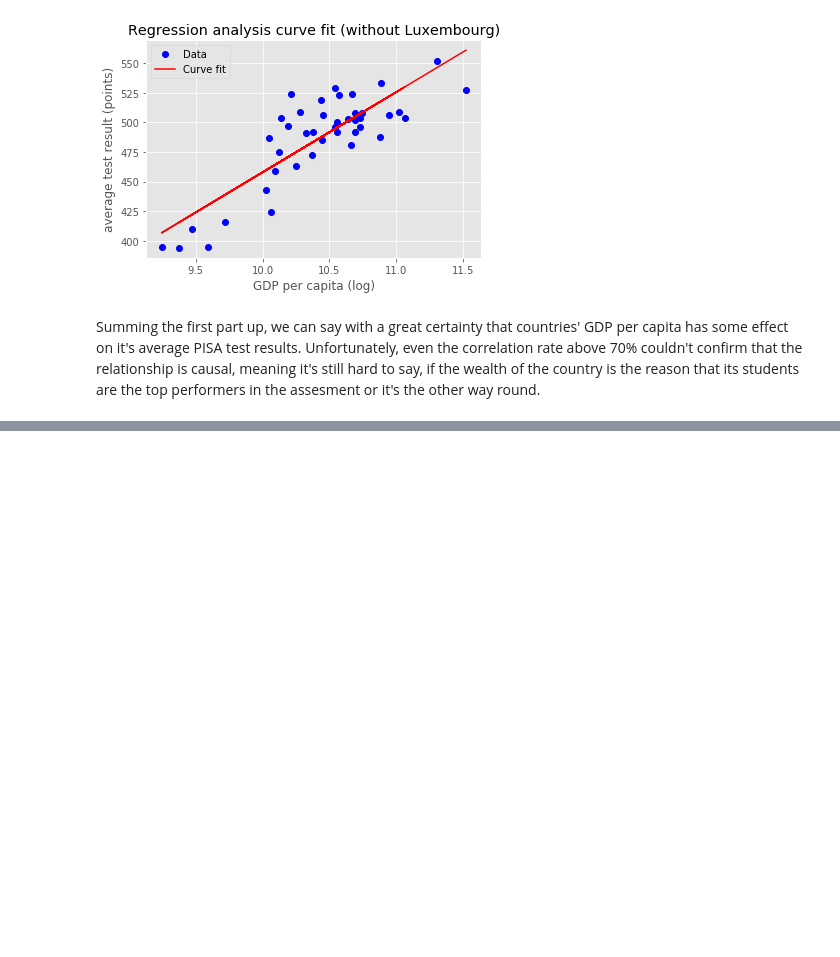
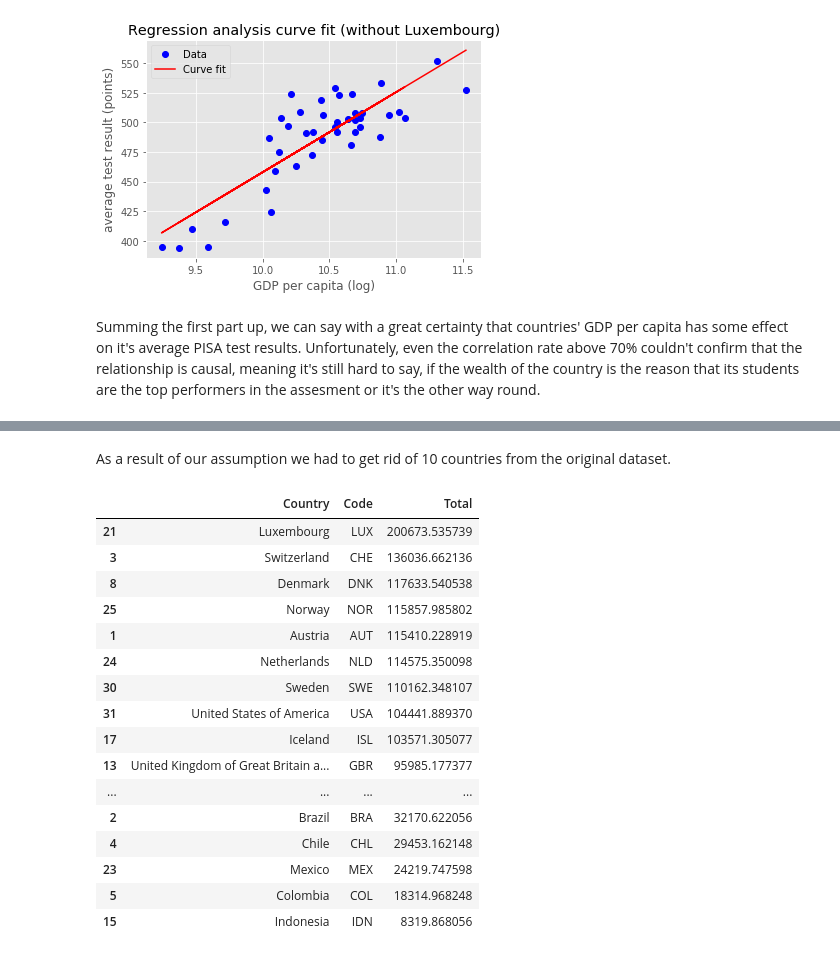
Before and after one commit to mklajnerok/PISA, a Jupyter notebook: notebooks/pisa_project_part1.ipynb, the cells around one changed output, grey strips where cells are left out. Drawn from its saved outputs; the diff is of its cells as text; code cells hidden in the pictures; blank space fills up the shorter version.

```diff
--- a/notebooks/pisa_project_part1.ipynb
+++ b/notebooks/pisa_project_part1.ipynb
@@ -745,0 +708,2 @@ OECD (2017), Science performance (PISA) (indicator). doi: 10.1787/91952204-en (A
+# %% [markdown]
+As a result of our assumption we had to get rid of 10 countries from the original dataset.
@@ -745,0 +719,21 @@ OECD (2017), Science performance (PISA) (indicator). doi: 10.1787/91952204-en (A
+# %%
+#show values in descending order
+student_total_expenses.sort_values(['Total'], ascending=False)
+# %% [output]
+|  | Country | Code | Total |
+| 21 | Luxembourg | LUX | 200673.535739 |
+| 3 | Switzerland | CHE | 136036.662136 |
+| 8 | Denmark | DNK | 117633.540538 |
+| 25 | Norway | NOR | 115857.985802 |
+| 1 | Austria | AUT | 115410.228919 |
+| 24 | Netherlands | NLD | 114575.350098 |
+| 30 | Sweden | SWE | 110162.348107 |
+| 31 | United States of America | USA | 104441.889370 |
+| 17 | Iceland | ISL | 103571.305077 |
+| 13 | United Kingdom of Great Britain a... | GBR | 95985.177377 |
+| ... | ... | ... | ... |
+| 2 | Brazil | BRA | 32170.622056 |
+| 4 | Chile | CHL | 29453.162148 |
+| 23 | Mexico | MEX | 24219.747598 |
+| 5 | Colombia | COL | 18314.968248 |
+| 15 | Indonesia | IDN | 8319.868056 |
```
Also changed, not shown: parts of 55 cells of this notebook, 9 other files.
